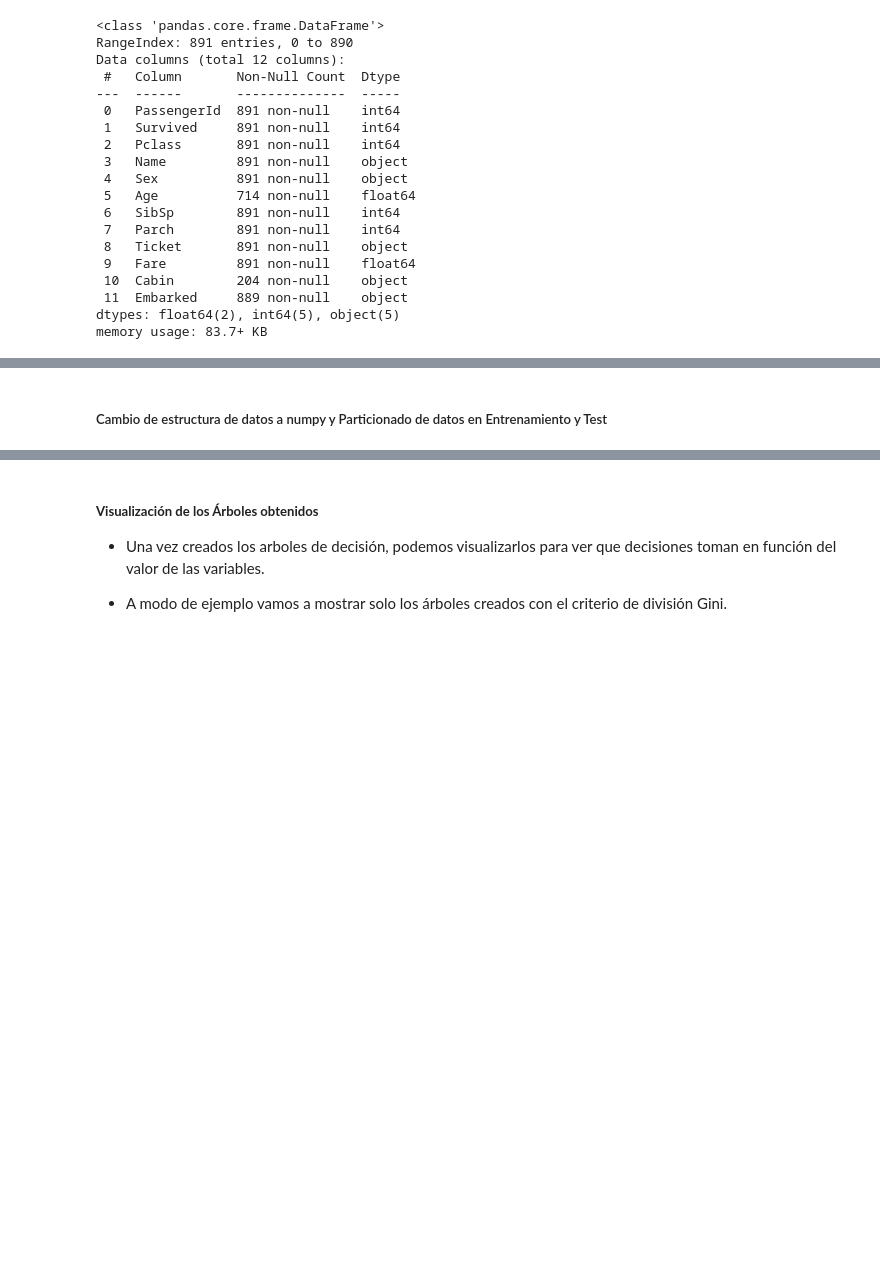
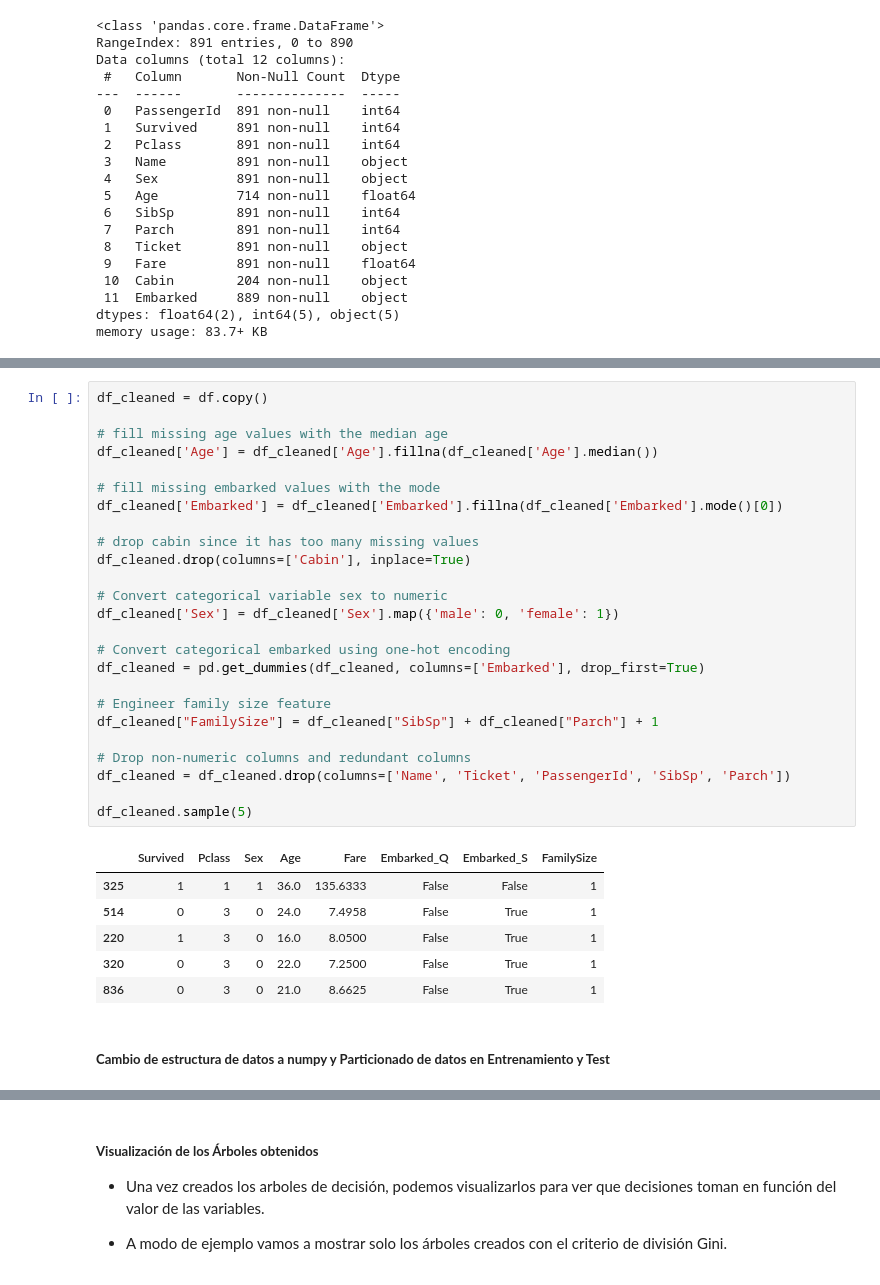
Before and after one commit to JCOQUE/ia_para_todos, a Jupyter notebook: IA_para_todos_2.ipynb, the cells around one changed output, grey strips where cells are left out. Drawn from its saved outputs; the diff is of its cells as text; blank space fills up the shorter version.

```diff
--- a/IA_para_todos_2.ipynb
+++ b/IA_para_todos_2.ipynb
@@ -478,5 +445,37 @@ df.sample(5)
+# %%
+df_cleaned = df.copy()
+
+# fill missing age values with the median age
+df_cleaned['Age'] = df_cleaned['Age'].fillna(df_cleaned['Age'].median())
+
+# fill missing embarked values with the mode
+df_cleaned['Embarked'] = df_cleaned['Embarked'].fillna(df_cleaned['Embarked'].mode()[0])
+
+# drop cabin since it has too many missing values
+df_cleaned.drop(columns=['Cabin'], inplace=True)
+
+# Convert categorical variable sex to numeric
+df_cleaned['Sex'] = df_cleaned['Sex'].map({'male': 0, 'female': 1})
+
+# Convert categorical embarked using one-hot encoding
+df_cleaned = pd.get_dummies(df_cleaned, columns=['Embarked'], drop_first=True)
+
+# Engineer family size feature
+df_cleaned["FamilySize"] = df_cleaned["SibSp"] + df_cleaned["Parch"] + 1
+
+# Drop non-numeric columns and redundant columns
+df_cleaned = df_cleaned.drop(columns=['Name', 'Ticket', 'PassengerId', 'SibSp', 'Parch'])
+
+df_cleaned.sample(5)
+# %% [output]
+|  | Survived | Pclass | Sex | Age | Fare | Embarked_Q | Embarked_S | FamilySize |
+| 325 | 1 | 1 | 1 | 36.0 | 135.6333 | False | False | 1 |
+| 514 | 0 | 3 | 0 | 24.0 | 7.4958 | False | True | 1 |
+| 220 | 1 | 3 | 0 | 16.0 | 8.0500 | False | True | 1 |
+| 320 | 0 | 3 | 0 | 22.0 | 7.2500 | False | True | 1 |
+| 836 | 0 | 3 | 0 | 21.0 | 8.6625 | False | True | 1 |
 # %% [markdown]
-##### Cambio de estructura de datos a numpy y Particionado de datos en Entrenamiento y Test
+##### **Cambio de estructura de datos a numpy y Particionado de datos en Entrenamiento y Test**
 # %%
 from sklearn.model_selection import train_test_split
 
```
Also changed, not shown: parts of 32 cells of this notebook.
